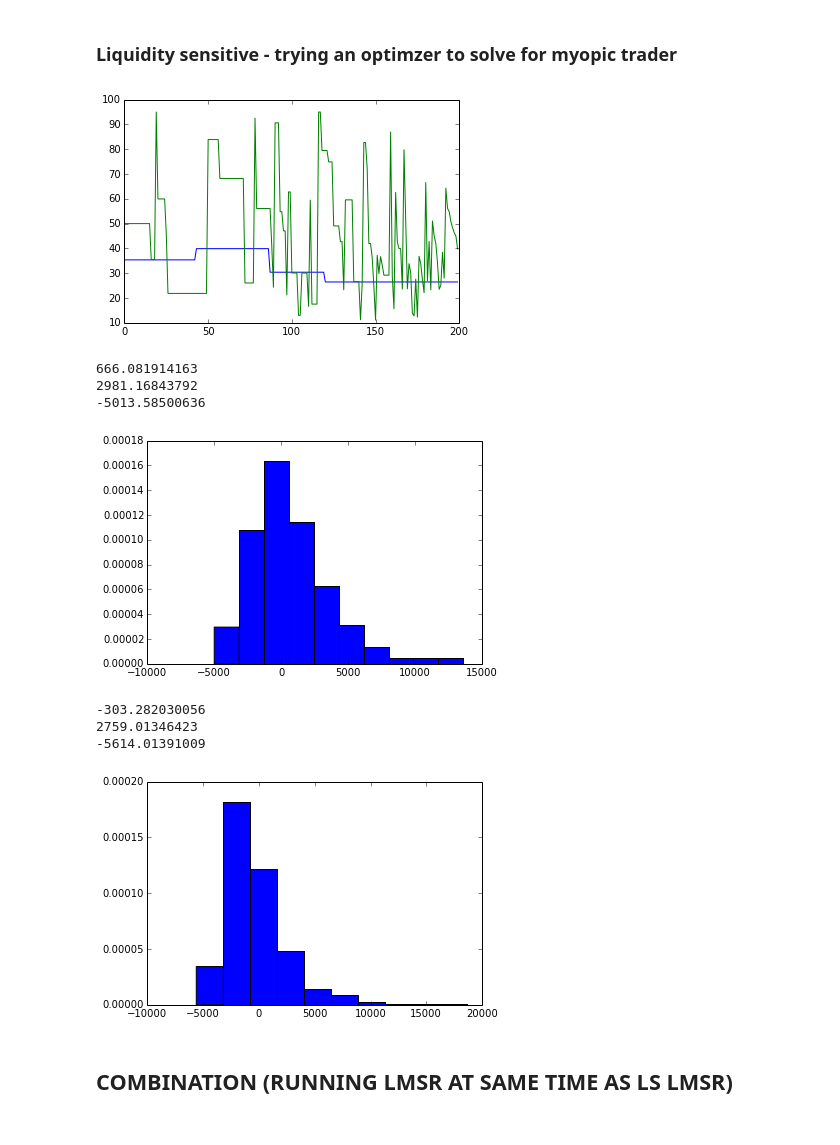
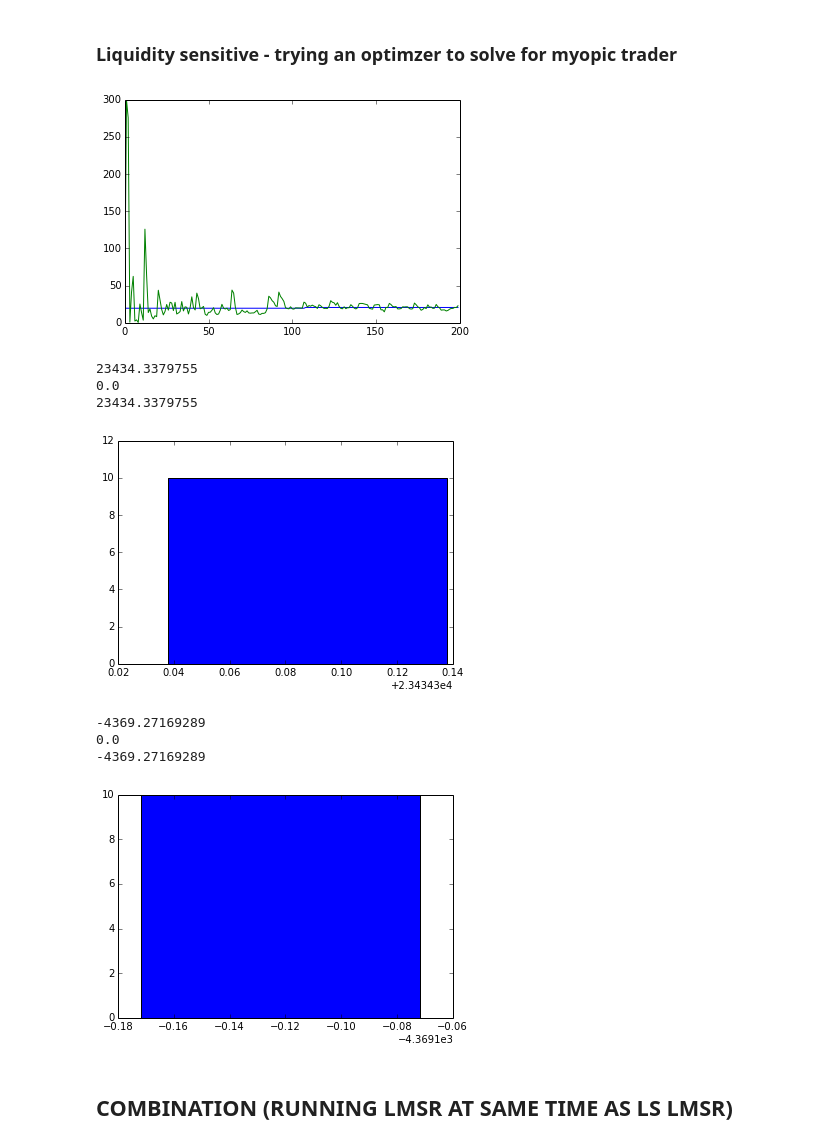
Before and after one commit to howardzhangcs/CS186FinalProject, a Jupyter notebook: Simulation/Simulation.ipynb, the cells around one changed output. Saved outputs shown, nothing was run; the diff lists cells and outputs as text; code cells hidden in the pictures.

```diff
--- a/Simulation/Simulation.ipynb
+++ b/Simulation/Simulation.ipynb
@@ -373,9 +373,9 @@ for alphaspecific in alpha:
 # %%
-initial = [10,20,50,100]
+initial = [100,500,1000,5000]
 
 for initialspecific in initial:
     # Baseline Revenue Results
-    trial_1, trial_2, trueValue, MMprice_1, rmse = runlslmsr_gaussian(200, 1000, 20, 1/100, 5, 0.05, initialspecific)
+    trial_1, trial_2, trueValue, MMprice_1, rmse = runlslmsr_gaussian(200, 1000, 20, 1/100, 5, 0.5, initialspecific)
     print(np.average(trial_1))
     print(np.std(trial_1))
     print(np.min(trial_1))
@@ -667,7 +663,7 @@ def runlslmsr_uniform(iterations, trialnumber, traderAlphaExponential, alpha, in
     return trial_1, trial_2, trueValue, MMprice_1, rmse
 # %%
 # Baseline Revenue Results
-trial_1, trial_2, trueValue, MMprice_1,rmse = runlslmsr_uniform(200, 1000, 20, 0.05, 10)
+trial_1, trial_2, trueValue, MMprice_1,rmse = runlslmsr_uniform(200, 1000, 20, 0.5, 1000)
 
 # plot sample simulation
 xs = np.arange(0,200,1)
@@ -714,9 +710,9 @@ print(np.mean(rmse))
 # %%
-alpha = [0.02, 0.05, 0.1, 0.2]
+alpha = [0.05, 0.1, 0.3, 0.5]
 
 for alphaspecific in alpha:
     # Baseline Revenue Results
-    trial_1, trial_2, trueValue, MMprice_1, rmse = runlslmsr_uniform(200, 1000, 20, alphaspecific, 10)
+    trial_1, trial_2, trueValue, MMprice_1, rmse = runlslmsr_uniform(200, 1000, 20, alphaspecific, 1000)
     print(np.average(trial_1))
     print(np.std(trial_1))
     print(np.min(trial_1))
@@ -745,9 +741,9 @@ for alphaspecific in alpha:
 # %%
-initial = [10,20,50,100]
+initial = [100, 500, 1000, 5000]
 
 for initialspecific in initial:
     # Baseline Revenue Results
-    trial_1, trial_2, trueValue, MMprice_1, rmse = runlslmsr_uniform(200, 1000,20, 0.05, initialspecific)
+    trial_1, trial_2, trueValue, MMprice_1, rmse = runlslmsr_uniform(200, 1000,20, 0.5, initialspecific)
     print(np.average(trial_1))
     print(np.std(trial_1))
     print(np.min(trial_1))
@@ -999,35 +1001,36 @@ def runlslmsr_gaussianmyopic(iterations, trialnumber, traderAlphaExponential, sh
     return trial_1, trial_2, trueValue, MMprice_1
 # %%
 # Baseline Revenue Results
-trial_1, trial_2, trueValue, MMprice_1 = runlslmsr_gaussianmyopic(200, 1000, 20, 1/100, 5, 0.05, 10)
+trial_1, trial_2, trueValue, MMprice_1 = runlslmsr_gaussianmyopic(200, 1, 20, 1/100, 5, 0.05, 1)
+
 # plot sample simulation
 xs = np.arange(0,200,1)
 plt.plot(xs, trueValue, xs, MMprice_1)
 plt.show()
 
 # outcome 1 occurs
 print(np.average(trial_1))
 print(np.std(trial_1))
 print(np.min(trial_1))
 plt.hist(trial_1, normed=1)
 plt.show()
 
 #outcome 2 occurs
 print(np.average(trial_2))
 print(np.std(trial_2))
 print(np.min(trial_2))
 plt.hist(trial_2, normed=1)
 plt.show()
 # %% [output]
-[figure, old version]
+[figure, new version]
-666.081914163
-2981.16843792
--5013.58500636
+23434.3379755
+0.0
+23434.3379755
-[figure, old version]
+[figure, new version]
--303.282030056
-2759.01346423
--5614.01391009
+-4369.27169289
+0.0
+-4369.27169289
-[figure, old version]
+[figure, new version]
 # %% [markdown]
 ## COMBINATION (RUNNING LMSR AT SAME TIME AS LS LMSR)
 # %%
```
Also changed, not shown: parts of 9 cells of this notebook, 6 other files.
